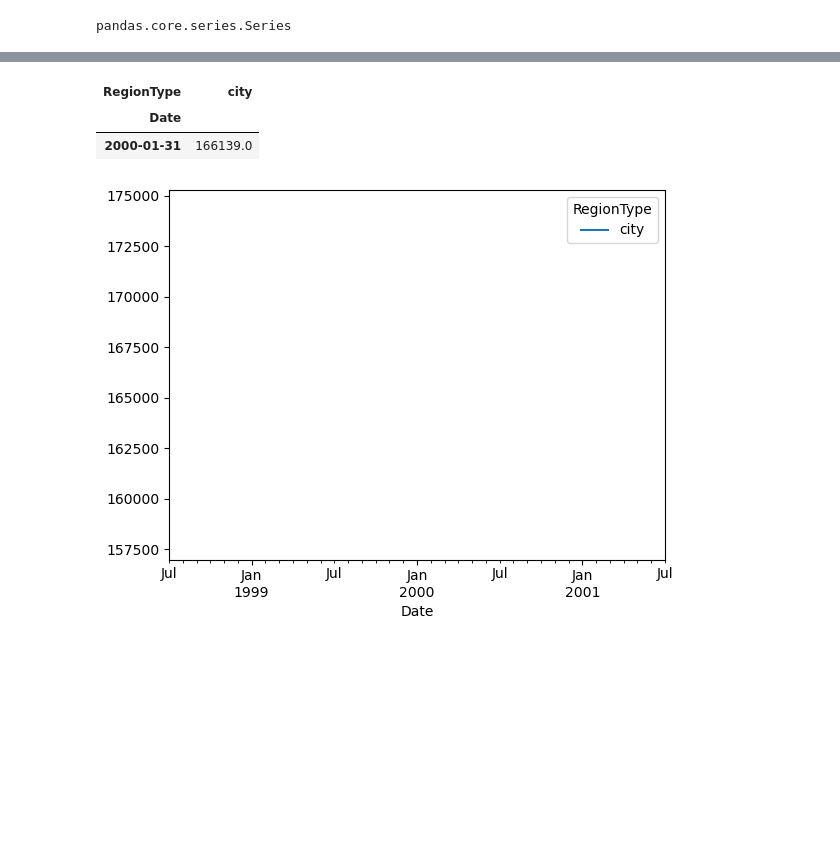
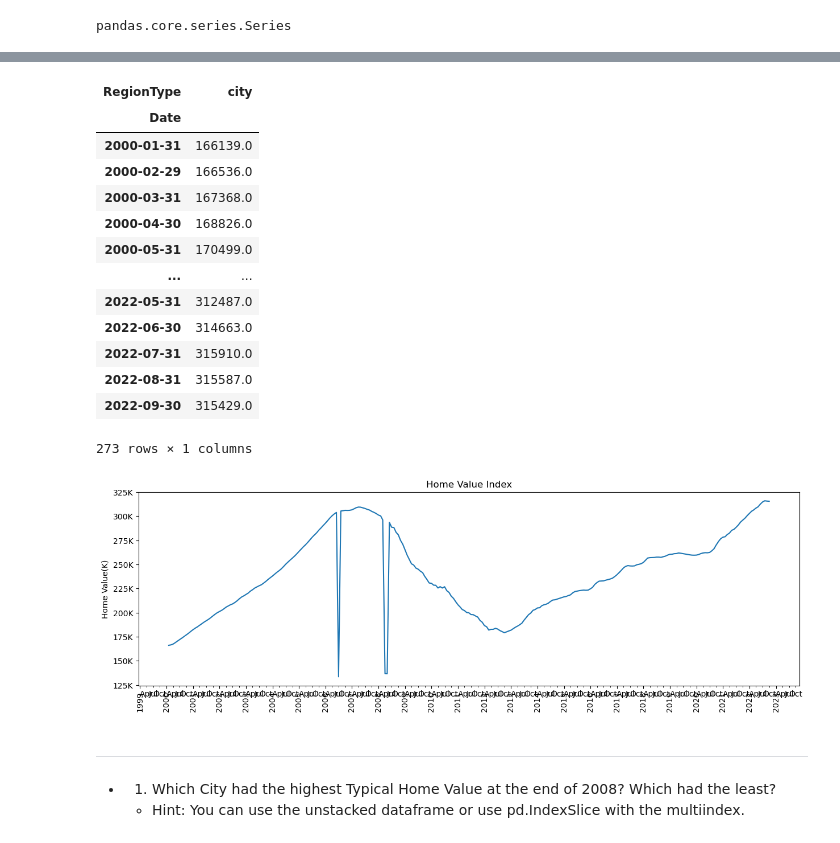
Before and after one commit to valmazan/Preparing-Time-Series-from-Wide-Form-Data, a Jupyter notebook: Preparing Time Series from Wide-Form Data.ipynb, the cells around one changed output, grey strips where cells are left out. Drawn from its saved outputs; the diff is of its cells as text; code cells hidden in the pictures; blank space fills up the shorter version.

```diff
--- a/Preparing Time Series from Wide-Form Data.ipynb
+++ b/Preparing Time Series from Wide-Form Data.ipynb
@@ -180,8 +157,8 @@ DatetimeIndex(['2000-01-31', '2000-01-31', '2000-01-31', '2000-01-31'], dtype='d
 # %% [markdown]
 - Resample the dataframe as monthly frequency, grouped by City.
 # %%
-df_ts = df_new.groupby('RegionType').resample("M").last()['Value']
-df_ts
+df_re = melted.groupby('RegionType').resample("M").last()['Value']
+df_re
 # %% [output]
 RegionType  Date
 city        2000-01-31    166139.0
@@ -195,11 +236,55 @@ pandas.core.series.Series
 # %%
-df_unstacked = df_ts.unstack(0)
+df_unstacked = df_re.unstack(0)
 df_unstacked
 # %% [output]
 | RegionType | city |
 | Date |  |
 | 2000-01-31 | 166139.0 |
+| 2000-02-29 | 166536.0 |
+| 2000-03-31 | 167368.0 |
+| 2000-04-30 | 168826.0 |
+| 2000-05-31 | 170499.0 |
+| ... | ... |
+| 2022-05-31 | 312487.0 |
+| 2022-06-30 | 314663.0 |
+| 2022-07-31 | 315910.0 |
+| 2022-08-31 | 315587.0 |
+| 2022-09-30 | 315429.0 |
+273 rows × 1 columns
+# %%
+def thousands(x,pos):
+    """function for use wth matplotlib FuncFormatter -  formats money in millions"""
+    new_x = x/1_000
+    return f"{new_x:,.0f}K"
+
+fmt_thous = mticks.FuncFormatter(thousands)
+# %%
+loc_major_yr = mdates.YearLocator()
+fmt_major_yr = mdates.DateFormatter("%Y")
+
+
+loc_minor_3m = mdates.MonthLocator(interval=3)
+fmt_minor_3m = mdates.DateFormatter("%b")
 # %%
-df_unstacked.plot();
+fig, ax = plt.subplots(figsize=(15,5))
+ax.plot(df_unstacked)
+
+ax.set(ylabel="Home Value(K)",title= 'Home Value Index')
+
+ax.yaxis.set_major_formatter(fmt_thous)
+
+ax.xaxis.set_major_locator(loc_major_yr)
+ax.xaxis.set_major_formatter(fmt_major_yr)
+
+ax.xaxis.set_minor_locator(loc_minor_3m)
+ax.xaxis.set_minor_formatter(fmt_minor_3m)
+
+fig = ax.get_figure()
+fig.autofmt_xdate(which='major', rotation=90,ha='center')
 # %% [output]
-[figure, old version]
+[figure, new version]
+# %% [markdown]
+---
+# %% [markdown]
+- 1) Which City had the highest Typical Home Value at the end of 2008? Which had the least?
+  - Hint: You can use the unstacked dataframe or use pd.IndexSlice with the multiindex.
```
Also changed, not shown: parts of 40 cells of this notebook.
